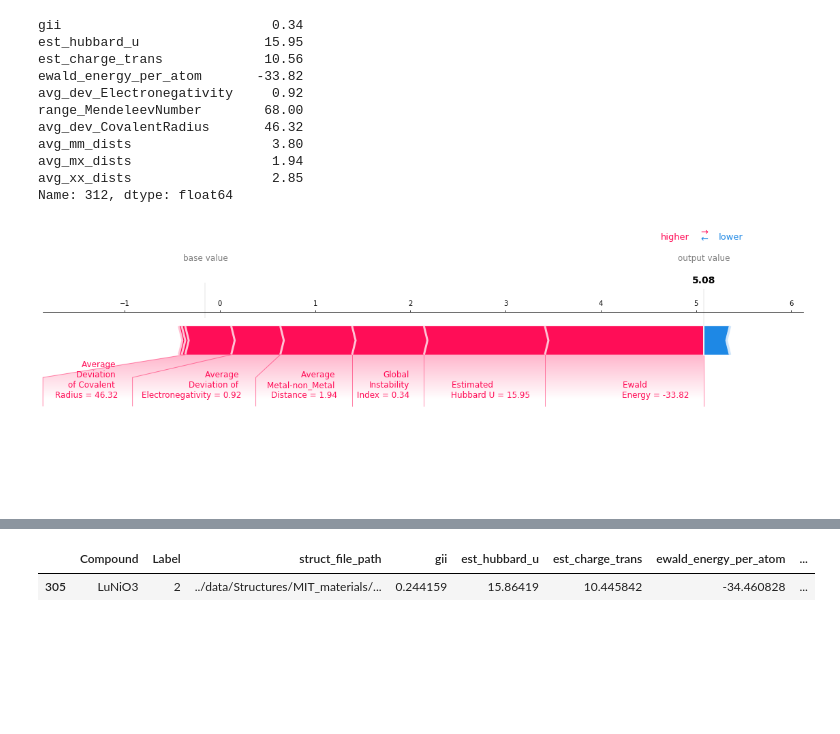
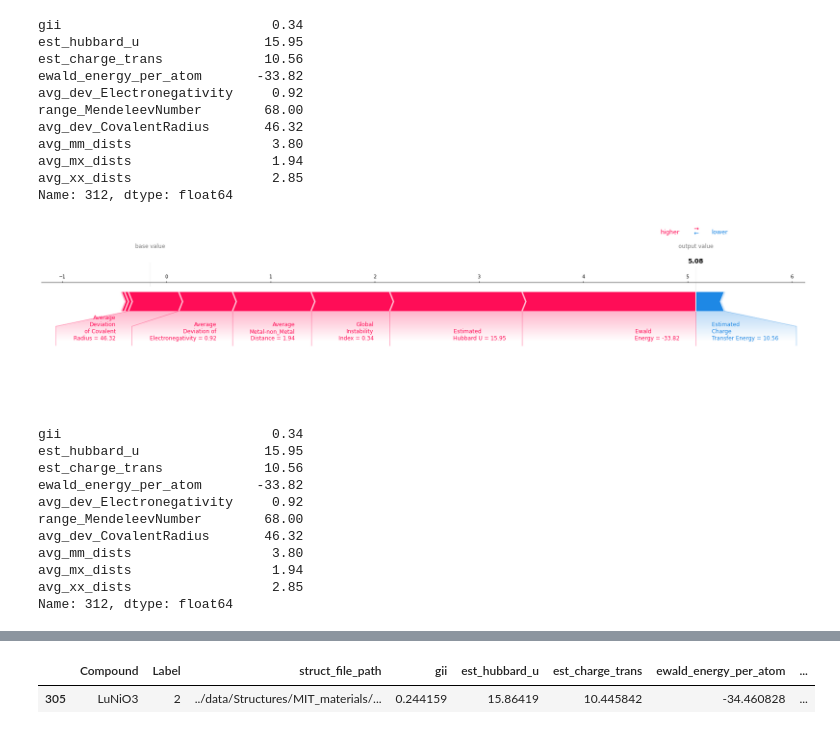
Before and after one commit to rpw199912j/mit_model_code, a Jupyter notebook: notebooks/shap_analysis.ipynb, the cells around one changed output, grey strips where cells are left out. Drawn from its saved outputs; the diff is of its cells as text; code cells hidden in the pictures; blank space fills up the shorter version.

```diff
--- a/notebooks/shap_analysis.ipynb
+++ b/notebooks/shap_analysis.ipynb
@@ -171,26 +175,41 @@ Name: 312, dtype: float64
 # %%
 ind = NdNiO3_index
 NdNiO3_shap = shap.force_plot(
     explainer.expected_value,
     shap_values[ind],
     x.round(2).iloc[ind],
     matplotlib=True,
     show=False,
     out_names="output value",
-    figsize=(20, 5),
+    figsize=(30, 5),
     feature_names=["Global\nInstability\nIndex",
                    "Estimated              \nHubbard U",
                    "Estimated \nCharge \nTransfer Energy",
                    "Ewald                \nEnergy",
-                   "Average \nDeviation of \nElectronegativity",
+                   "Average\nDeviation of\nElectronegativity",
                    "Range \nMendeleev\nNumber",
-                   "Average \nDeviation \nof Covalent \nRadius",
-                   "Average \nMetal-Metal \nDistance",
-                   "Average \nMetal-non_Metal \nDistance",
-                   "Average \nnon_Metal-\nnon_Metal \nDistance"
-                  ]
+                   "Average\nDeviation\nof Covalent\nRadius",
+                   "Average\nMetal-Metal\nDistance",
+                   "Average\nMetal-non_Metal\nDistance",
+                   "Average\nnon_Metal-\nnon_Metal\nDistance"
+                  ],
+    contribution_threshold=0.01
     )
 
 if SAVE_PLOT: NdNiO3_shap.savefig("../plots/NdNiO3_shap.pdf", dpi=300, bbox_inches="tight")
 # %% [output]
-[figure, old version]
+[figure, new version]
+# %%
+x.round(2).iloc[ind]
+# %% [output]
+gii                           0.34
+est_hubbard_u                15.95
+est_charge_trans             10.56
+ewald_energy_per_atom       -33.82
+avg_dev_Electronegativity     0.92
+range_MendeleevNumber        68.00
+avg_dev_CovalentRadius       46.32
+avg_mm_dists                  3.80
+avg_mx_dists                  1.94
+avg_xx_dists                  2.85
+Name: 312, dtype: float64
```
Also changed, not shown: parts of 10 cells of this notebook, 4 other files.
